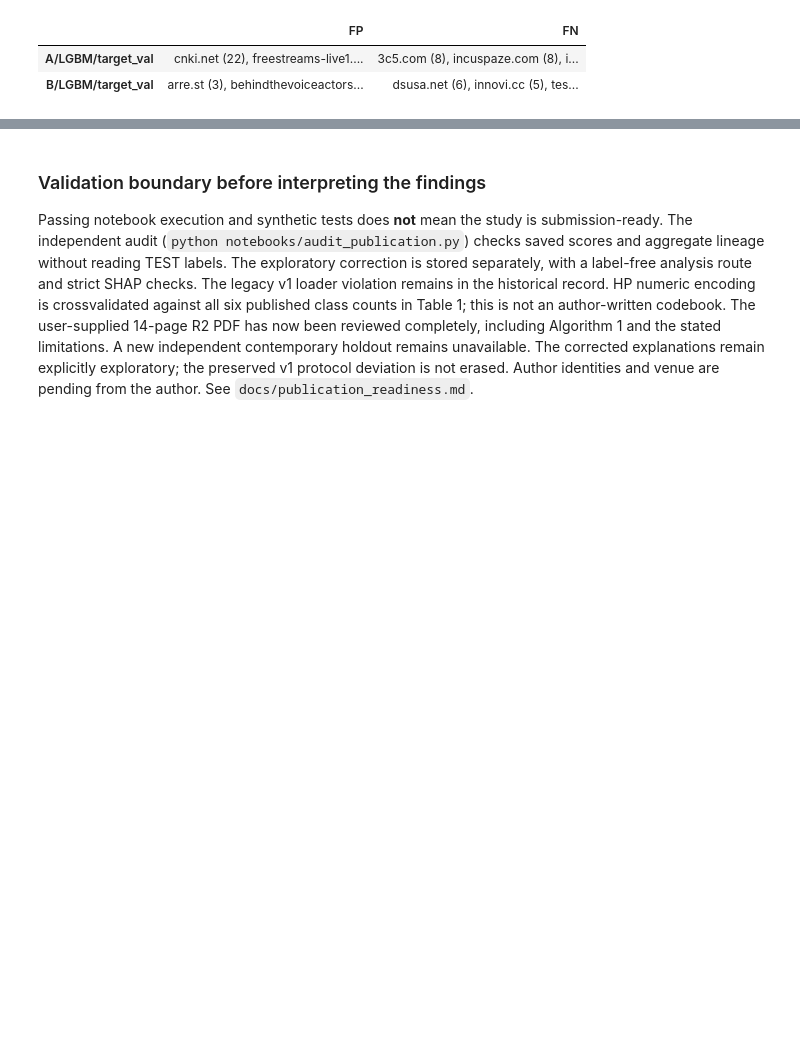
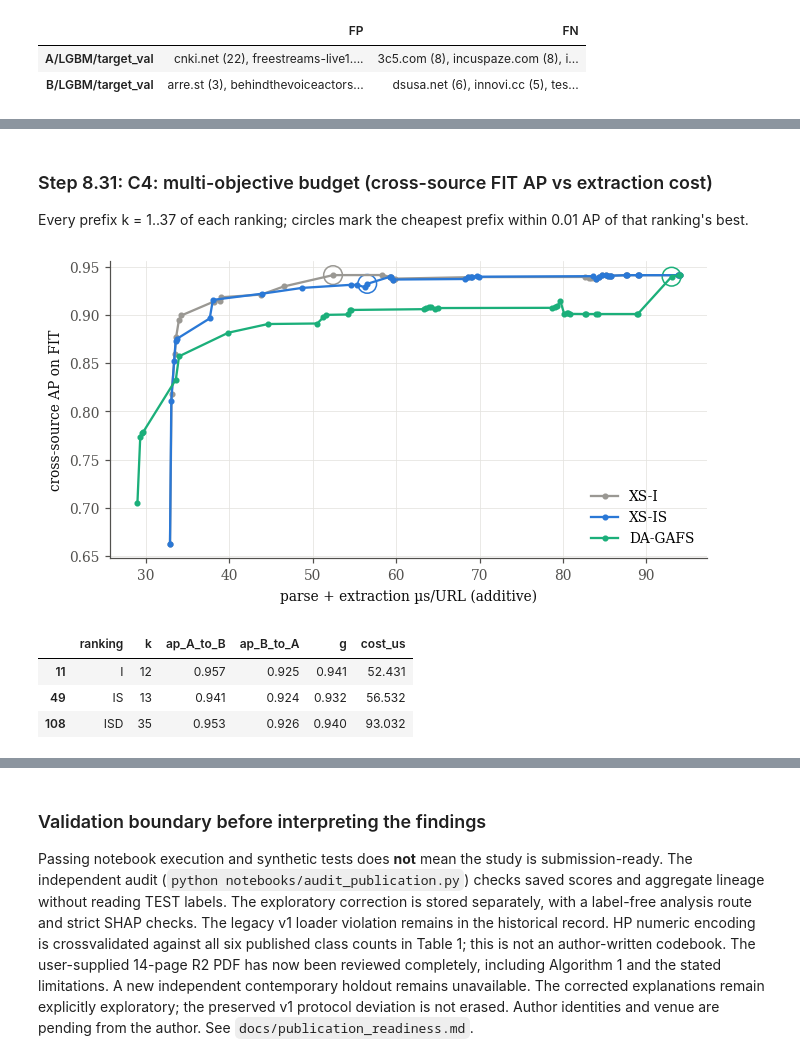
Before and after one commit to Athraynmhd/phishing-url-generalization, a Jupyter notebook: notebooks/phishing_research_pipeline.ipynb, the cells around one changed output, grey strips where cells are left out. Drawn from its saved outputs; the diff is of its cells as text; code cells hidden in the pictures; blank space fills up the shorter version.

```diff
--- a/notebooks/phishing_research_pipeline.ipynb
+++ b/notebooks/phishing_research_pipeline.ipynb
@@ -1114,0 +1212,19 @@ pd.DataFrame({k: {"FP": ", ".join(f"{d} ({c})" for d, c in v["fp"].items()), "FN
+# %% [markdown]
+### Step 8.31: C4: multi-objective budget (cross-source FIT AP vs extraction cost)
+
+Every prefix k = 1..37 of each ranking; circles mark the cheapest prefix within 0.01 AP of that ranking's best.
+# %%
+SW = pd.read_csv(DG / "sweep.csv")
+fig, ax = plt.subplots(figsize=(7, 3.5))
+for R, c in (("I", "#9a9893"), ("IS", "#2a78d6"), ("ISD", "#1baf7a")):
+    p = SW[SW.ranking == R].sort_values("k")
+    ax.plot(p.cost_us, p.g, marker=".", color=c, label={"ISD": "DA-GAFS"}.get(R, "XS-" + R))
+    ch = p[p.chosen]; ax.scatter(ch.cost_us, ch.g, s=150, facecolors="none", edgecolors=c)
+ax.set_xlabel("parse + extraction µs/URL (additive)"); ax.set_ylabel("cross-source AP on FIT"); ax.legend(); plt.show()
+SW[SW.chosen][["ranking", "k", "ap_A_to_B", "ap_B_to_A", "g", "cost_us"]].round(3)
+# %% [output]
+[figure, added]
+|  | ranking | k | ap_A_to_B | ap_B_to_A | g | cost_us |
+| 11 | I | 12 | 0.957 | 0.925 | 0.941 | 52.431 |
+| 49 | IS | 13 | 0.941 | 0.924 | 0.932 | 56.532 |
+| 108 | ISD | 35 | 0.953 | 0.926 | 0.940 | 93.032 |
```
Also changed, not shown: parts of 21 cells of this notebook, 56 other files.
